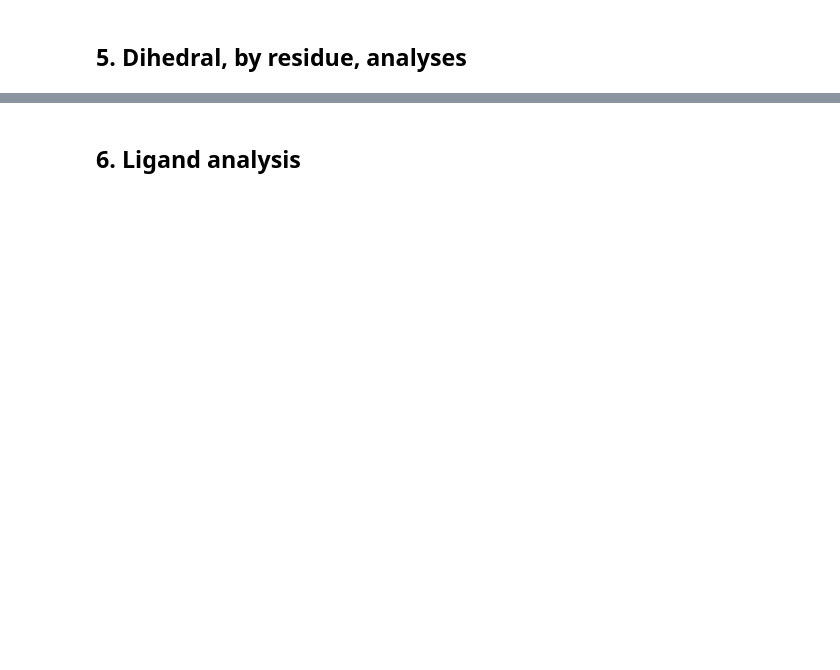
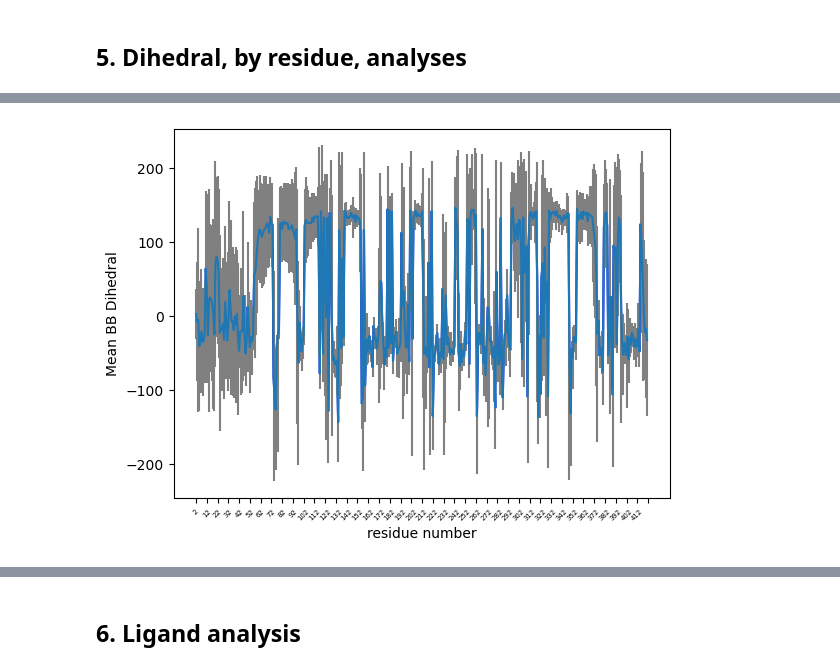
Before and after one commit to gosldorf/protein-simulation-analysis, a Jupyter notebook: 0_proteinanalysis.ipynb, the cells around one changed output, grey strips where cells are left out. Drawn from its saved outputs; the diff is of its cells as text; code cells hidden in the pictures; blank space fills up the shorter version.

```diff
--- a/0_proteinanalysis.ipynb
+++ b/0_proteinanalysis.ipynb
@@ -874,12 +956,15 @@ byres_stats4
 # %%
 plt.plot(resids, bb_dih_avg, 'b-')
+plt.errorbar(resids, bb_dih_avg, bb_dih_std, ecolor='gray')
 plt.xlabel('residue number')
 plt.xticks(rotation=45)
 plt.xticks(np.arange(0, len(resids)+1, 10))
 plt.xticks(fontsize=5)
 plt.ylabel('Mean BB Dihedral')
 # plt.legend(['traj2-CA-rmsd', 'traj2-BB-rmsd'])
 plt.savefig(str(out_dir / 'traj2_mean_bb_dihedral.png'))
 plt.show()
+# %% [output]
+[figure, added]
 # %%
 plt.plot(resids, sc_dih_avg, 'b-')
```
Also changed, not shown: parts of 23 cells of this notebook, 5 other files.
